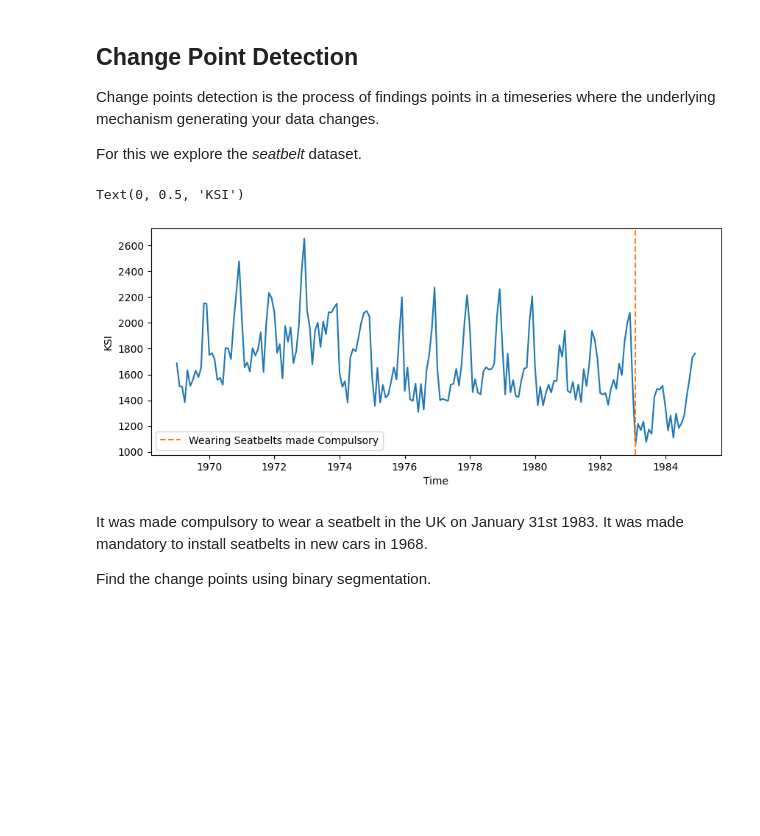
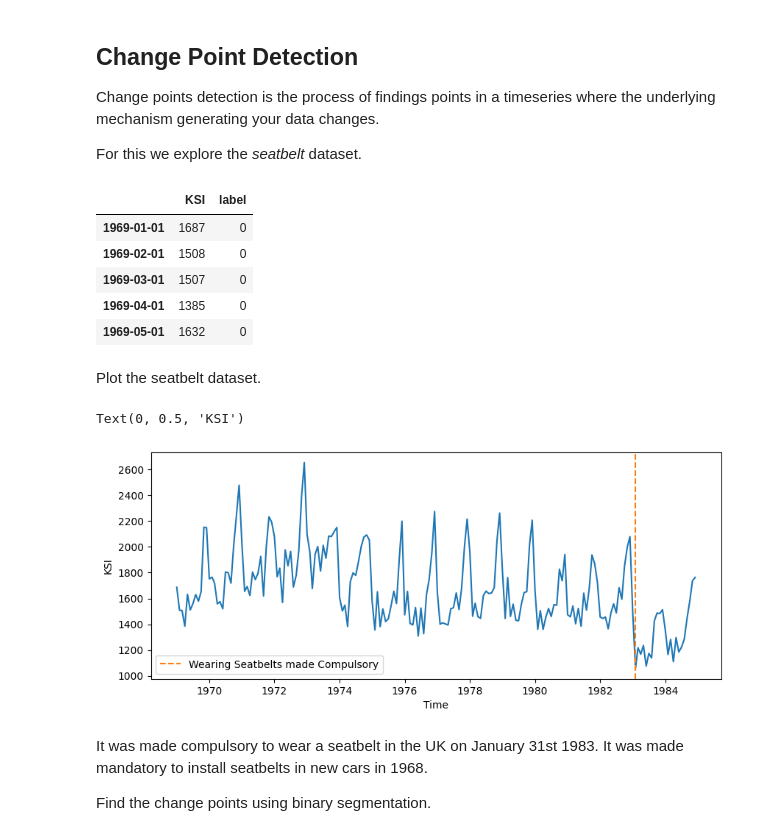
Before and after one commit to sktime/sktime-tutorial-ODSC-Europe-2024, a Jupyter notebook: notebooks/annotation.ipynb, the cells around one changed output. Cells and saved outputs as stored; diff of their text form; code cells hidden in the pictures; blank space fills up the shorter version.

```diff
--- a/notebooks/annotation.ipynb
+++ b/notebooks/annotation.ipynb
@@ -197,18 +207,28 @@ df.to_csv("data/seatbelts.csv")
-# %%
-df = pd.read_csv(data_root / "seatbelts.csv", index_col=0)
-df.index = pd.to_datetime(df.index)
-
-fig, ax = plt.subplots(1, 1, figsize=(10, 4))
-ax.plot(df["KSI"])
-
-actual_cp = datetime.datetime(1983, 2, 1)
-ax.axvline(actual_cp, color="tab:orange", linestyle="--", label="Wearing Seatbelts made Compulsory")
-ax.legend()
-ax.set_xlabel("Time")
-ax.set_ylabel("KSI")
-# %% [output]
-Text(0, 0.5, 'KSI')
-[figure, removed]
+# %%
+df = pd.read_csv(data_root / "seatbelts.csv", index_col=0)
+df.index = pd.to_datetime(df.index)
+df.head()
+# %% [output]
+|  | KSI | label |
+| 1969-01-01 | 1687 | 0 |
+| 1969-02-01 | 1508 | 0 |
+| 1969-03-01 | 1507 | 0 |
+| 1969-04-01 | 1385 | 0 |
+| 1969-05-01 | 1632 | 0 |
+# %% [markdown]
+Plot the seatbelt dataset.
+# %%
+fig, ax = plt.subplots(1, 1, figsize=(10, 4))
+ax.plot(df["KSI"])
+
+actual_cp = datetime.datetime(1983, 2, 1)
+ax.axvline(actual_cp, color="tab:orange", linestyle="--", label="Wearing Seatbelts made Compulsory")
+ax.legend()
+ax.set_xlabel("Time")
+ax.set_ylabel("KSI")
+# %% [output]
+Text(0, 0.5, 'KSI')
+[figure, added]
 # %% [markdown]
 It was made compulsory to wear a seatbelt in the UK on January 31st 1983. It was made mandatory to install seatbelts in new cars in 1968.
 
```
Also changed, not shown: parts of 12 cells of this notebook.
